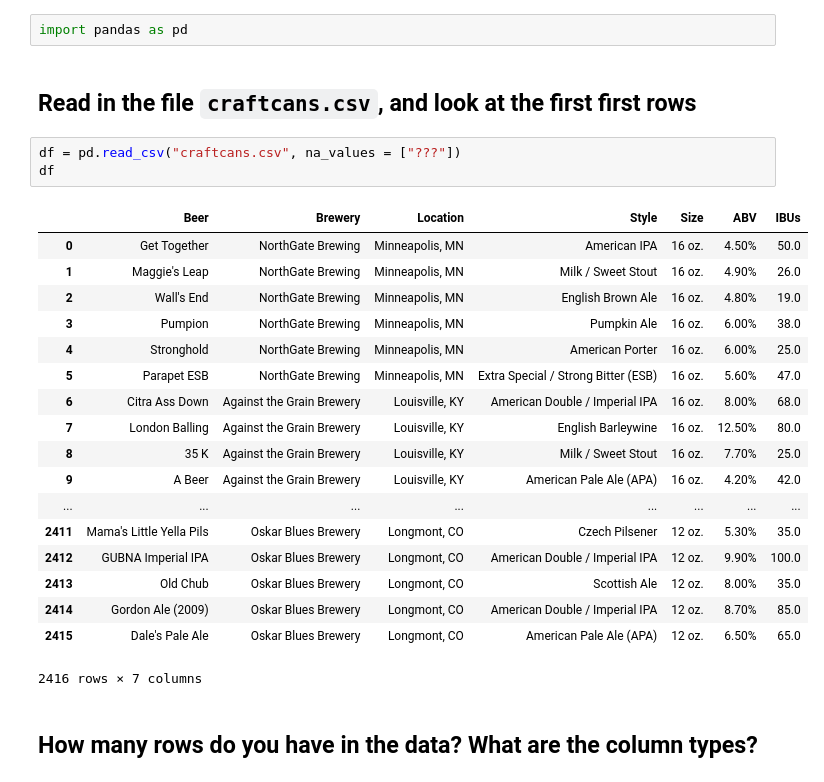
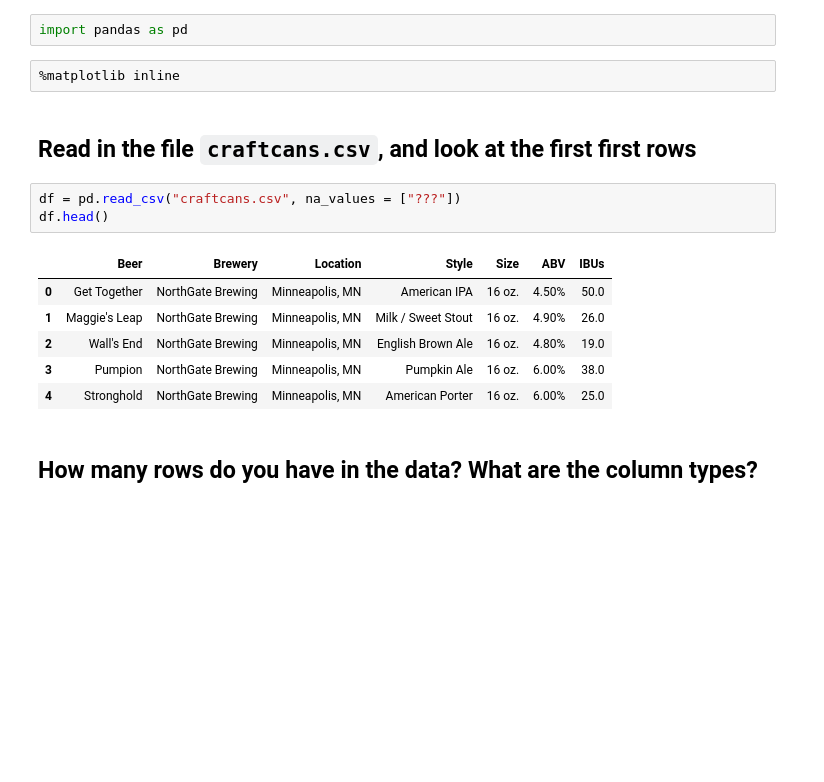
Before and after one commit to adaskalopoulou/foundations, a Jupyter notebook: 06-homework/beer/Beer cans_Daskalopoulou.ipynb, the cells around one changed output. Cells and saved outputs as stored; diff of their text form; blank space fills up the shorter version.

```diff
--- a/06-homework/beer/Beer cans_Daskalopoulou.ipynb
+++ b/06-homework/beer/Beer cans_Daskalopoulou.ipynb
@@ -6,30 +6,20 @@ Data from http://craftcans.com/
 ## Do your importing and your setup
 # %%
 import pandas as pd
+# %%
+%matplotlib inline
 # %% [markdown]
 ## Read in the file `craftcans.csv`, and look at the first first rows
 # %%
 df = pd.read_csv("craftcans.csv", na_values = ["???"])
-df
+df.head()
 # %% [output]
 |  | Beer | Brewery | Location | Style | Size | ABV | IBUs |
 | 0 | Get Together | NorthGate Brewing | Minneapolis, MN | American IPA | 16 oz. | 4.50% | 50.0 |
 | 1 | Maggie's Leap | NorthGate Brewing | Minneapolis, MN | Milk / Sweet Stout | 16 oz. | 4.90% | 26.0 |
 | 2 | Wall's End | NorthGate Brewing | Minneapolis, MN | English Brown Ale | 16 oz. | 4.80% | 19.0 |
 | 3 | Pumpion | NorthGate Brewing | Minneapolis, MN | Pumpkin Ale | 16 oz. | 6.00% | 38.0 |
 | 4 | Stronghold | NorthGate Brewing | Minneapolis, MN | American Porter | 16 oz. | 6.00% | 25.0 |
-| 5 | Parapet ESB | NorthGate Brewing | Minneapolis, MN | Extra Special / Strong Bitter (ESB) | 16 oz. | 5.60% | 47.0 |
-| 6 | Citra Ass Down | Against the Grain Brewery | Louisville, KY | American Double / Imperial IPA | 16 oz. | 8.00% | 68.0 |
-| 7 | London Balling | Against the Grain Brewery | Louisville, KY | English Barleywine | 16 oz. | 12.50% | 80.0 |
-| 8 | 35 K | Against the Grain Brewery | Louisville, KY | Milk / Sweet Stout | 16 oz. | 7.70% | 25.0 |
-| 9 | A Beer | Against the Grain Brewery | Louisville, KY | American Pale Ale (APA) | 16 oz. | 4.20% | 42.0 |
-| ... | ... | ... | ... | ... | ... | ... | ... |
-| 2411 | Mama's Little Yella Pils | Oskar Blues Brewery | Longmont, CO | Czech Pilsener | 12 oz. | 5.30% | 35.0 |
-| 2412 | GUBNA Imperial IPA | Oskar Blues Brewery | Longmont, CO | American Double / Imperial IPA | 12 oz. | 9.90% | 100.0 |
-| 2413 | Old Chub | Oskar Blues Brewery | Longmont, CO | Scottish Ale | 12 oz. | 8.00% | 35.0 |
-| 2414 | Gordon Ale (2009) | Oskar Blues Brewery | Longmont, CO | American Double / Imperial IPA | 12 oz. | 8.70% | 85.0 |
-| 2415 | Dale's Pale Ale | Oskar Blues Brewery | Longmont, CO | American Pale Ale (APA) | 12 oz. | 6.50% | 65.0 |
-2416 rows × 7 columns
 # %% [markdown]
 ## How many rows do you have in the data? What are the column types?
 # %%
```
Also changed, not shown: parts of 14 cells of this notebook, 7 other files.
